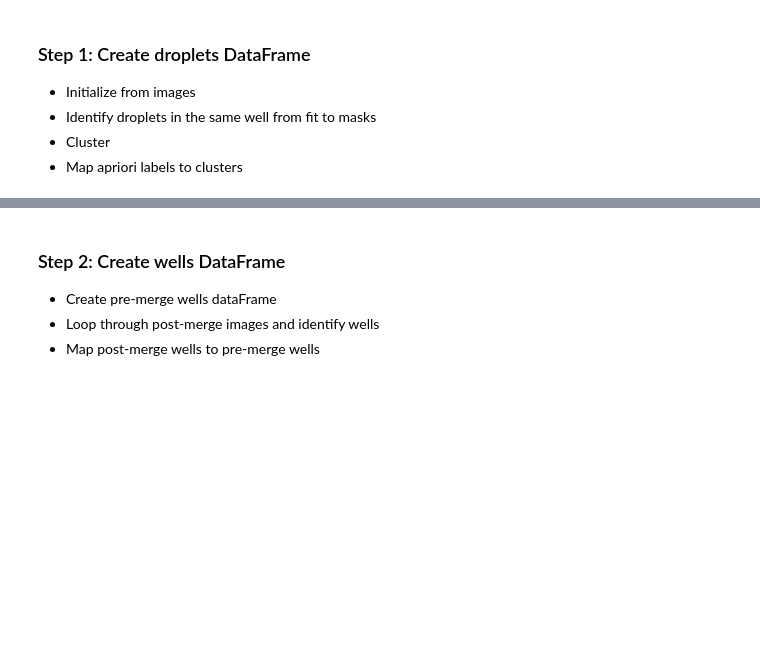
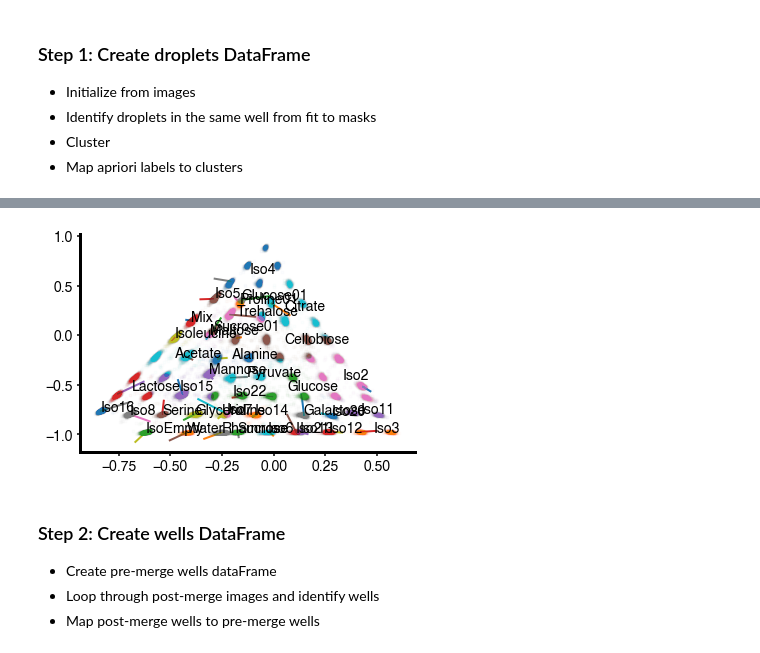
Before and after one commit to blaineylab/kChip, a Jupyter notebook: Accessory/Notebooks/Analysis_Template.ipynb, the cells around one changed output, grey strips where cells are left out. Saved outputs shown, nothing was run; the diff lists cells and outputs as text; code cells hidden in the pictures; blank space fills up the shorter version.

```diff
--- a/Accessory/Notebooks/Analysis_Template.ipynb
+++ b/Accessory/Notebooks/Analysis_Template.ipynb
@@ -153,3 +152,81 @@ ValueError: malformed node or string: <_ast.Name object at 0x...>
+# %%
+    import pandas as pd
+    import numpy as np
+    import skimage.io as io
+    from skimage.transform import rescale
+    import matplotlib.pyplot as plt
+
+    #kchip imports
+    import kchip.droplets as drop
+    import kchip.matchmask as matchmask
+    import kchip.io as kchip_io
+    import kchip.cluster as cluster
+    import kchip.register as reg
+    from ast import literal_eval
+    droplets = droplets.copy()
+    show = 1
+    ax=None
+    if show:
+        if ax is None:
+            fig, ax = plt.subplots()
+
+    # Add column to droplets
+    droplets['Label'] = ''
+
+    # Import parameters from config
+    offset=config['barcodes']['cluster']['offset']
+    points_to_cluster=config['barcodes']['cluster']['points_to_cluster']
+    eps=config['barcodes']['cluster']['eps']
+    min_samples=config['barcodes']['cluster']['min_samples']
+
+    # Find cluster centroids and assign all droplets to clusters.
+    on_plane = cluster.to_2d(cluster.to_simplex(cluster.normalize_vector(droplets[['R','G','B']].values,offset=offset)))
+    centroids, labels = cluster.identify_clusters(on_plane, points_to_cluster=points_to_cluster, eps=eps,min_samples=min_samples,show=0)
+    droplets['Cluster']=labels
+
+    # Map labels to clusters
+
+    barcodes = pd.read_excel(config['barcodes']['path'],sheet_name='Barcodes')
+    labels = pd.read_excel(config['barcodes']['path'],sheet_name='Labels')
+
+    d = dict(zip(labels.values.reshape(-1),barcodes.values.reshape(-1)))
+
+    for item in list(d.keys()):
+        if item == d[item]:
+            del d[item]
+        else:
+            d[item] = literal_eval(d[item])
+
+    # Read in apriori barcodes
+    apriori = {}
+    apriori['map'] = d
+    apriori['barcodes'] = np.vstack([np.asarray(apriori['map'][a]) for a in apriori['map'].keys()])
+#    print (apriori['barcodes'])
+    # Rearrange 647 and 594
+#    print (np.asarray(apriori['barcodes'][1:9].flatten(order='C')))
+    apriori['barcodes'] = apriori['barcodes'][:,[0, 2, 1]]
+
+    # Project to 2D
+    apriori['barcodes_2d']  = cluster.to_2d(cluster.to_simplex(cluster.normalize_vector(apriori['barcodes'])))
+
+    # Map apriori barcodes to clusters
+    assignments, map_, unassigned  = cluster.map_barcodes_to_clusters(apriori['barcodes_2d'],centroids,show=show,ax=ax)
+
+    # Add labels to droplets dataframe
+    cluster_id_to_label = dict()
+    for i,j in assignments:
+        cluster_id_to_label[j] = list(apriori['map'].keys())[i]
+
+    droplets['Label']=[cluster_id_to_label[i] for i in droplets['Cluster']]
+
+    if show:
+        for a in droplets['Label'].unique():
+            idx = droplets['Label'].values==a
+            ax.plot(on_plane[idx,0],on_plane[idx,1],'.',alpha=0.01)
+            ax.text(on_plane[idx,0].mean(),on_plane[idx,1].mean(),a)
+    centroids = on_plane
+# %% [output]
+[figure, added]
 # %% [markdown]
 ### Step 2: Create wells DataFrame
 - Create pre-merge wells dataFrame
```
Also changed, not shown: parts of 2 cells of this notebook, 3 other files.
